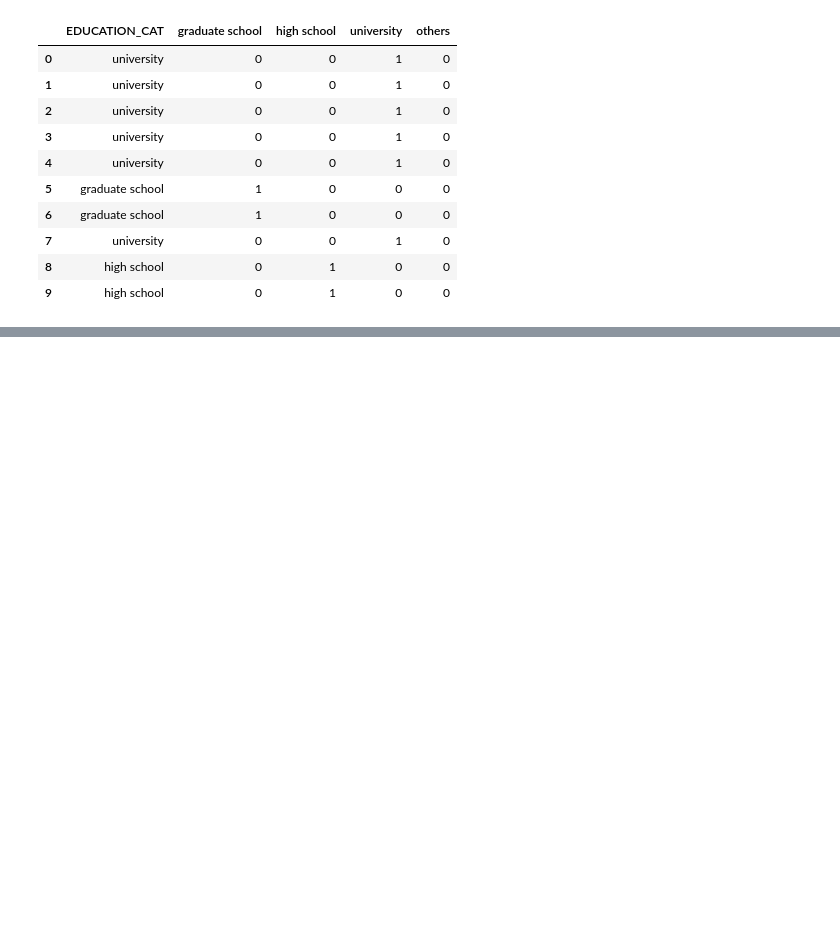
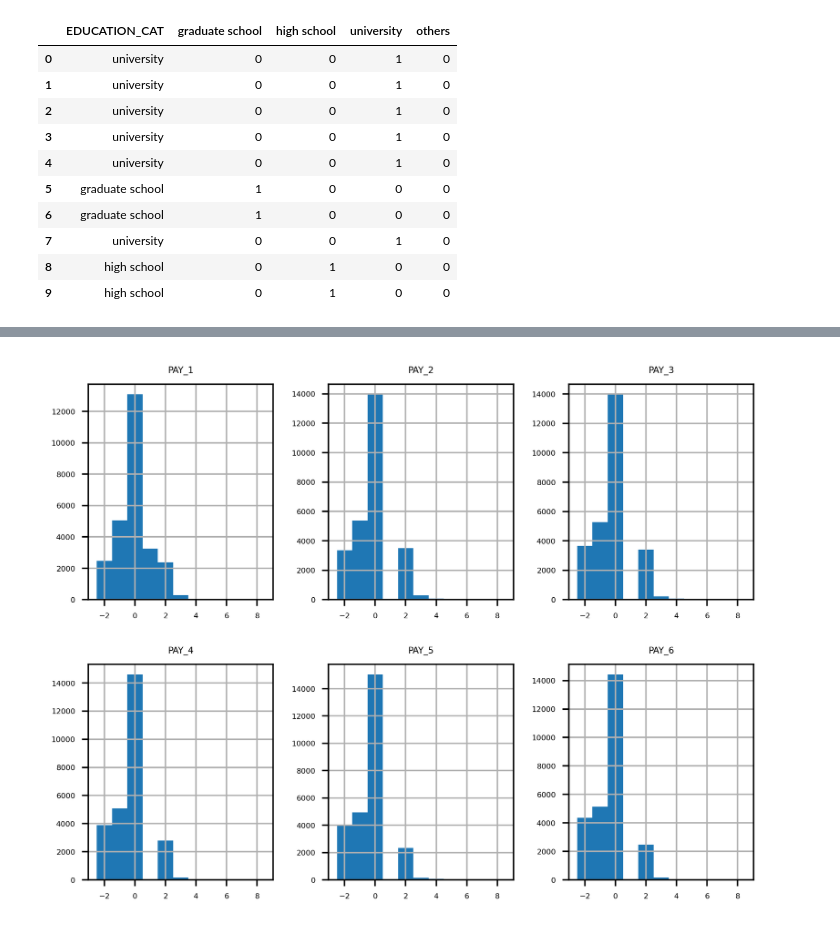
Before and after one commit to nikhilnjha/DS_Projects_with_Python, a Jupyter notebook: analysis.ipynb, the cells around one changed output, grey strips where cells are left out. Saved outputs shown, nothing was run; the diff lists cells and outputs as text; code cells hidden in the pictures; blank space fills up the shorter version.

```diff
--- a/analysis.ipynb
+++ b/analysis.ipynb
@@ -420,0 +508,7 @@ df_with_ohe.to_csv("Data/Chapter_1_cleaned_data.csv", index = False)
+# %%
+mpl.rcParams['font.size'] = 4
+df[pay_feats].hist(bins = pay_1_bins, layout=(2,3))
+
+plt.show()
+# %% [output]
+[figure, added]
```
Also changed, not shown: parts of 15 cells of this notebook.
